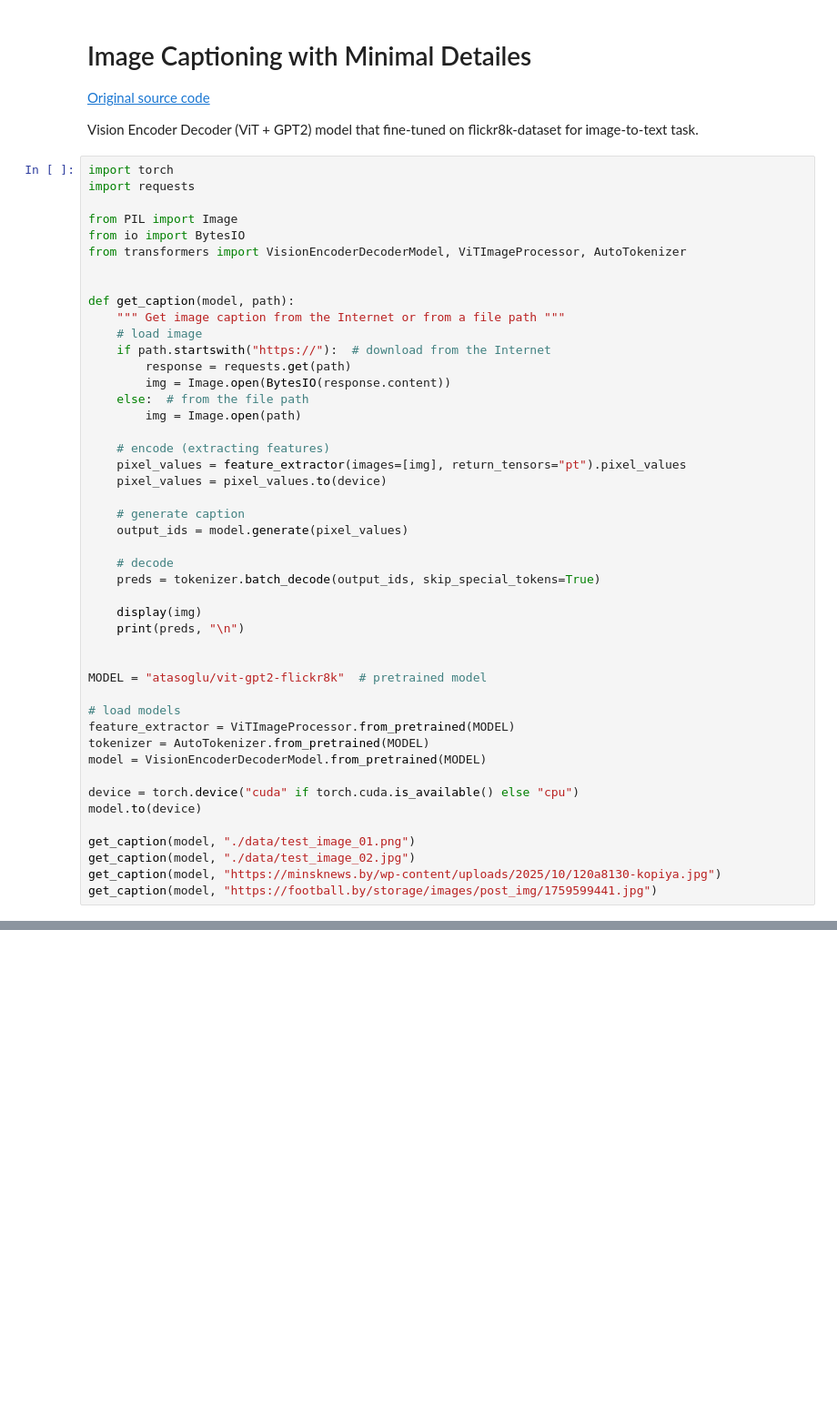
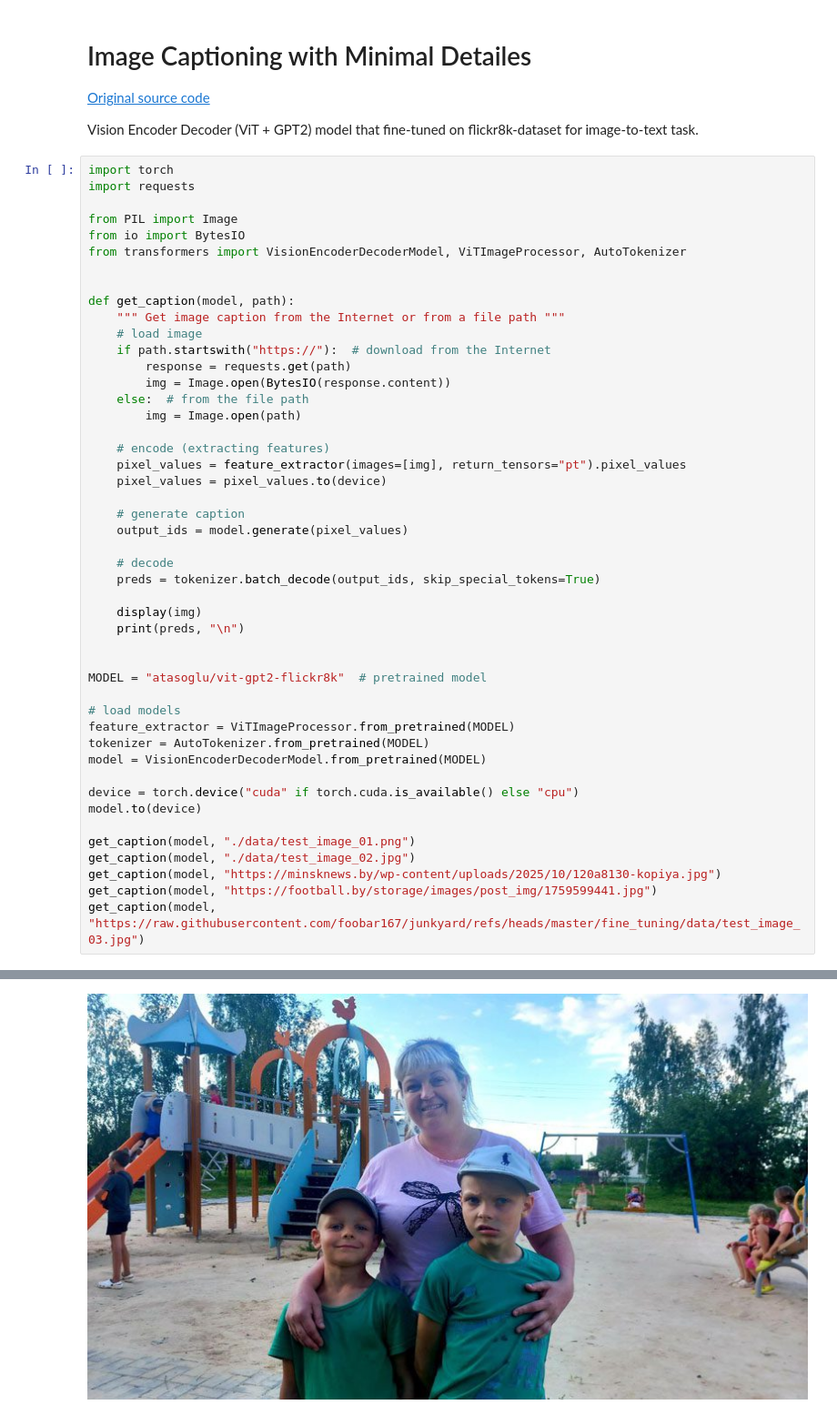
Before and after one commit to foobar167/junkyard, a Jupyter notebook: fine_tuning/Image_Captioning_with_Min_Detailes.ipynb, the cells around one changed output, grey strips where cells are left out. Shown at 91% size. Drawn from its saved outputs; the diff is of its cells as text; blank space fills up the shorter version.

```diff
--- a/fine_tuning/Image_Captioning_with_Min_Detailes.ipynb
+++ b/fine_tuning/Image_Captioning_with_Min_Detailes.ipynb
@@ -33,30 +33,32 @@ def get_caption(model, path):
     preds = tokenizer.batch_decode(output_ids, skip_special_tokens=True)
 
     display(img)
     print(preds, "\n")
 
 
 MODEL = "atasoglu/vit-gpt2-flickr8k"  # pretrained model
 
 # load models
 feature_extractor = ViTImageProcessor.from_pretrained(MODEL)
 tokenizer = AutoTokenizer.from_pretrained(MODEL)
 model = VisionEncoderDecoderModel.from_pretrained(MODEL)
 
 device = torch.device("cuda" if torch.cuda.is_available() else "cpu")
 model.to(device)
 
 get_caption(model, "./data/test_image_01.png")
 get_caption(model, "./data/test_image_02.jpg")
 get_caption(model, "https://minsknews.by/wp-content/uploads/2025/10/120a8130-kopiya.jpg")
 get_caption(model, "https://football.by/storage/images/post_img/1759599441.jpg")
+get_caption(model, "https://raw.githubusercontent.com/foobar167/junkyard/refs/heads/master/fine_tuning/data/test_image_03.jpg")
 # %% [output]
 The attention mask is not set and cannot be inferred from input because pad token is same as eos token. As a consequence, you may observe unexpected behavior. Please pass your input's `attention_mask` ...
 [figure]
 ['A dog is running in a field with a ball in its mouth.']
 [figure]
 ['A car is being driven through a mud puddle.']
 [figure]
 ['A group of people are standing in front of a building.']
 [figure]
 ['A man in a blue shirt is kicking a soccer ball while another man watches.']
+[figure, added]
```
Also changed, not shown: parts of 1 cell of this notebook.
